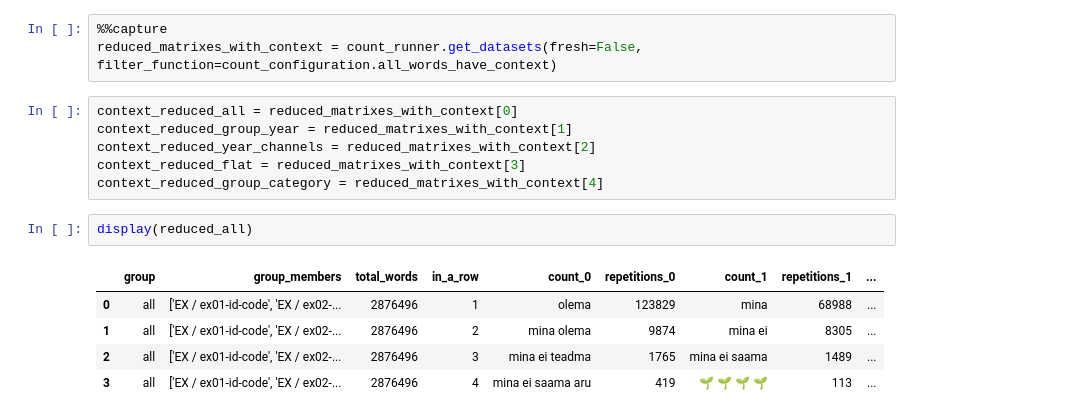
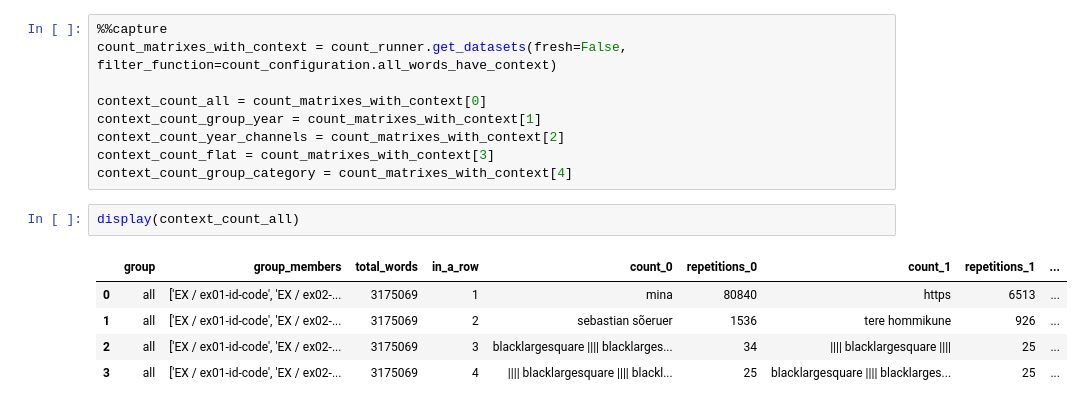
Before and after one commit to TalTech-Analytics/discord-data-aggregator, a Jupyter notebook: notebook/discord_text_analyzer.ipynb, the cells around one changed output. Saved outputs shown, nothing was run; the diff lists cells and outputs as text.

```diff
--- a/notebook/discord_text_analyzer.ipynb
+++ b/notebook/discord_text_analyzer.ipynb
@@ -22,17 +28,17 @@ reduced_group_category = reduced_matrixes[4]
 # %%
 %%capture
-reduced_matrixes_with_context = count_runner.get_datasets(fresh=False, filter_function=count_configuration.all_words_have_context)
+count_matrixes_with_context = count_runner.get_datasets(fresh=False, filter_function=count_configuration.all_words_have_context)
+
+context_count_all = count_matrixes_with_context[0]
+context_count_group_year = count_matrixes_with_context[1]
+context_count_year_channels = count_matrixes_with_context[2]
+context_count_flat = count_matrixes_with_context[3]
+context_count_group_category = count_matrixes_with_context[4]
-# %%
-context_reduced_all = reduced_matrixes_with_context[0]
-context_reduced_group_year = reduced_matrixes_with_context[1]
-context_reduced_year_channels = reduced_matrixes_with_context[2]
-context_reduced_flat = reduced_matrixes_with_context[3]
-context_reduced_group_category = reduced_matrixes_with_context[4]
 # %%
-display(reduced_all)
+display(context_count_all)
 # %% [output]
 |  | group | group_members | total_words | in_a_row | count_0 | repetitions_0 | count_1 | repetitions_1 | ... |
-| 0 | all | ['EX / ex01-id-code', 'EX / ex02-... | 2876496 | 1 | olema | 123829 | mina | 68988 | ... |
-| 1 | all | ['EX / ex01-id-code', 'EX / ex02-... | 2876496 | 2 | mina olema | 9874 | mina ei | 8305 | ... |
-| 2 | all | ['EX / ex01-id-code', 'EX / ex02-... | 2876496 | 3 | mina ei teadma | 1765 | mina ei saama | 1489 | ... |
-| 3 | all | ['EX / ex01-id-code', 'EX / ex02-... | 2876496 | 4 | mina ei saama aru | 419 | 🌱 🌱 🌱 🌱 | 113 | ... |
+| 0 | all | ['EX / ex01-id-code', 'EX / ex02-... | 3175069 | 1 | mina | 80840 | https | 6513 | ... |
+| 1 | all | ['EX / ex01-id-code', 'EX / ex02-... | 3175069 | 2 | sebastian sõeruer | 1536 | tere hommikune | 926 | ... |
+| 2 | all | ['EX / ex01-id-code', 'EX / ex02-... | 3175069 | 3 | blacklargesquare |||| blacklarges... | 34 | |||| blacklargesquare |||| | 25 | ... |
+| 3 | all | ['EX / ex01-id-code', 'EX / ex02-... | 3175069 | 4 | |||| blacklargesquare |||| blackl... | 25 | blacklargesquare |||| blacklarges... | 25 | ... |
```
Also changed, not shown: parts of 9 cells of this notebook, 3 other files.
